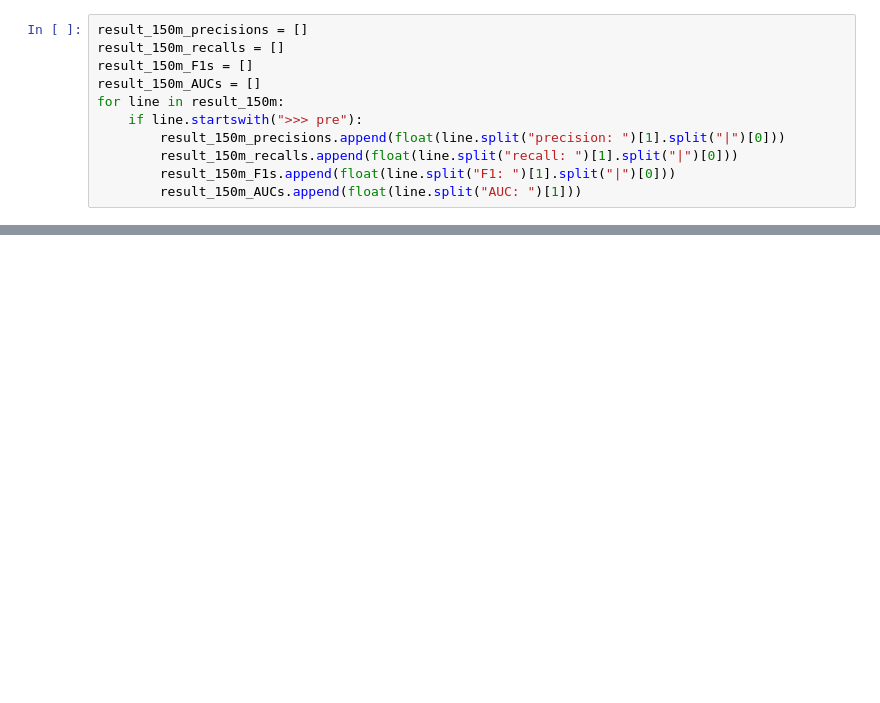
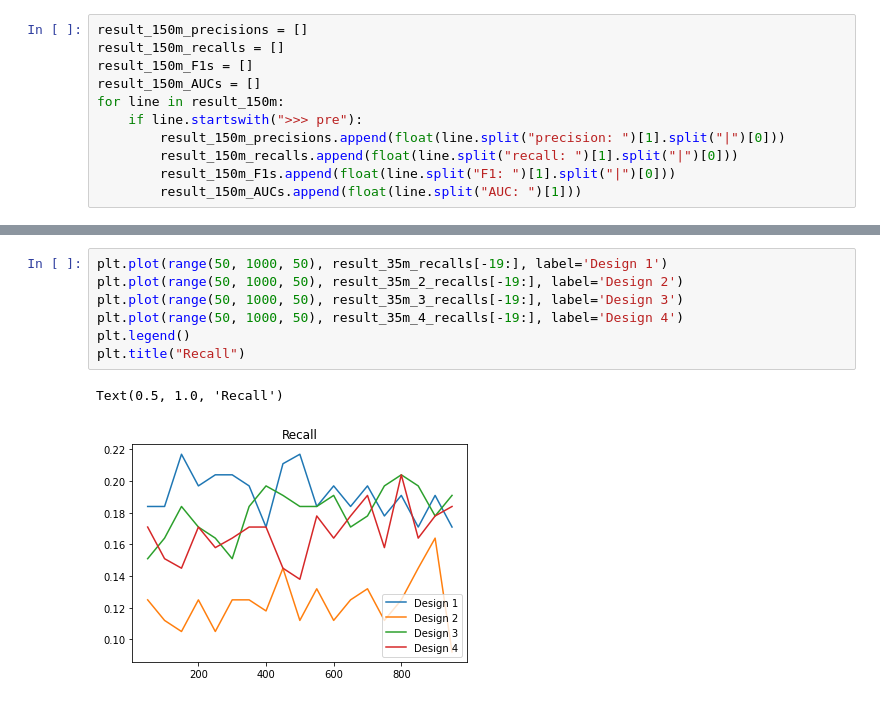
Before and after one commit to xxchenxx/CLEAN, a Jupyter notebook: app/draw.ipynb, the cells around one changed output, grey strips where cells are left out. Saved outputs shown, nothing was run; the diff lists cells and outputs as text; blank space fills up the shorter version.

```diff
--- a/app/draw.ipynb
+++ b/app/draw.ipynb
@@ -82,0 +140,10 @@ Text(0.5, 1.0, 'AUC')
+# %%
+plt.plot(range(50, 1000, 50), result_35m_recalls[-19:], label='Design 1')
+plt.plot(range(50, 1000, 50), result_35m_2_recalls[-19:], label='Design 2')
+plt.plot(range(50, 1000, 50), result_35m_3_recalls[-19:], label='Design 3')
+plt.plot(range(50, 1000, 50), result_35m_4_recalls[-19:], label='Design 4')
+plt.legend()
+plt.title("Recall")
+# %% [output]
+Text(0.5, 1.0, 'Recall')
+[figure, added]
```
Also changed, not shown: parts of 15 cells of this notebook, 2 other files.
